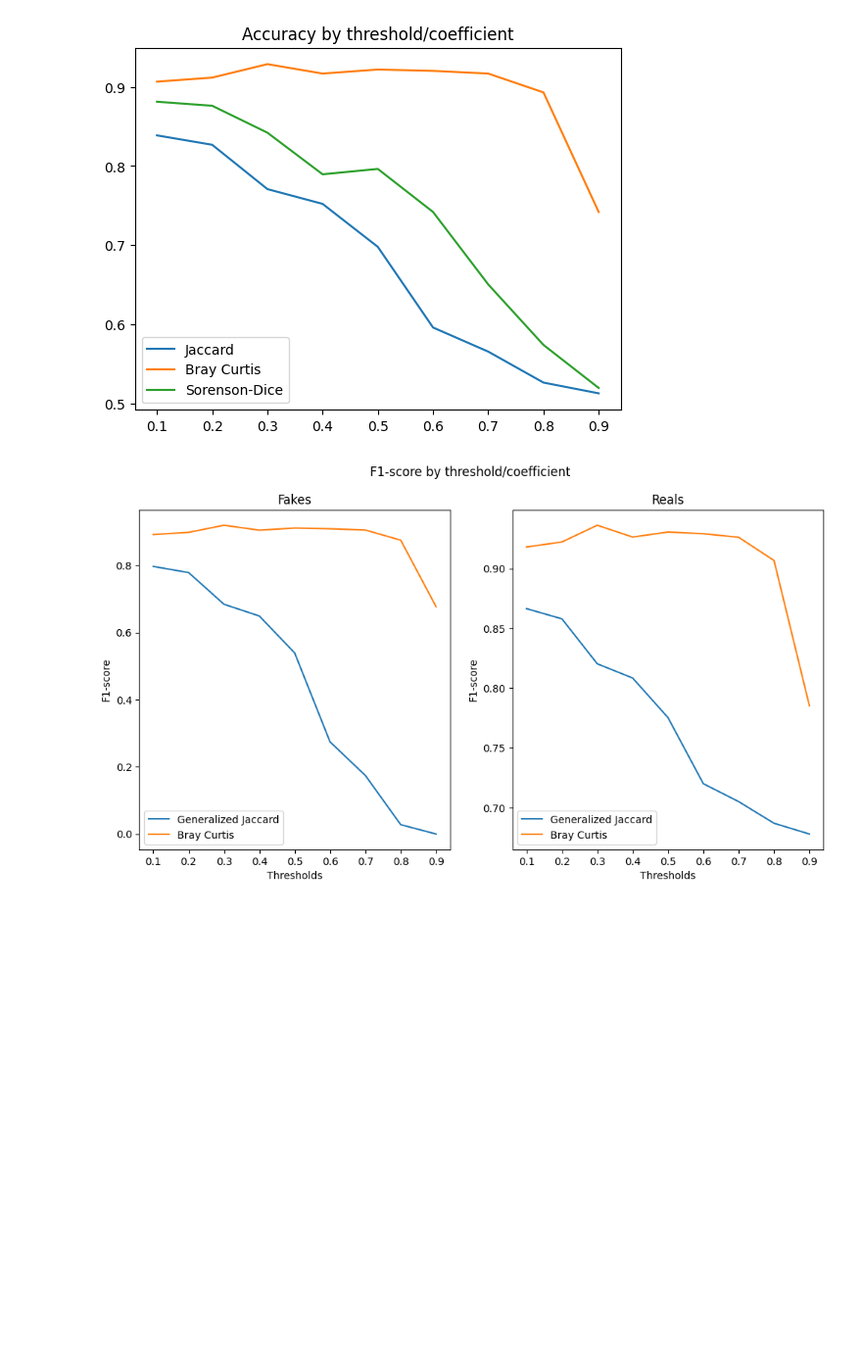
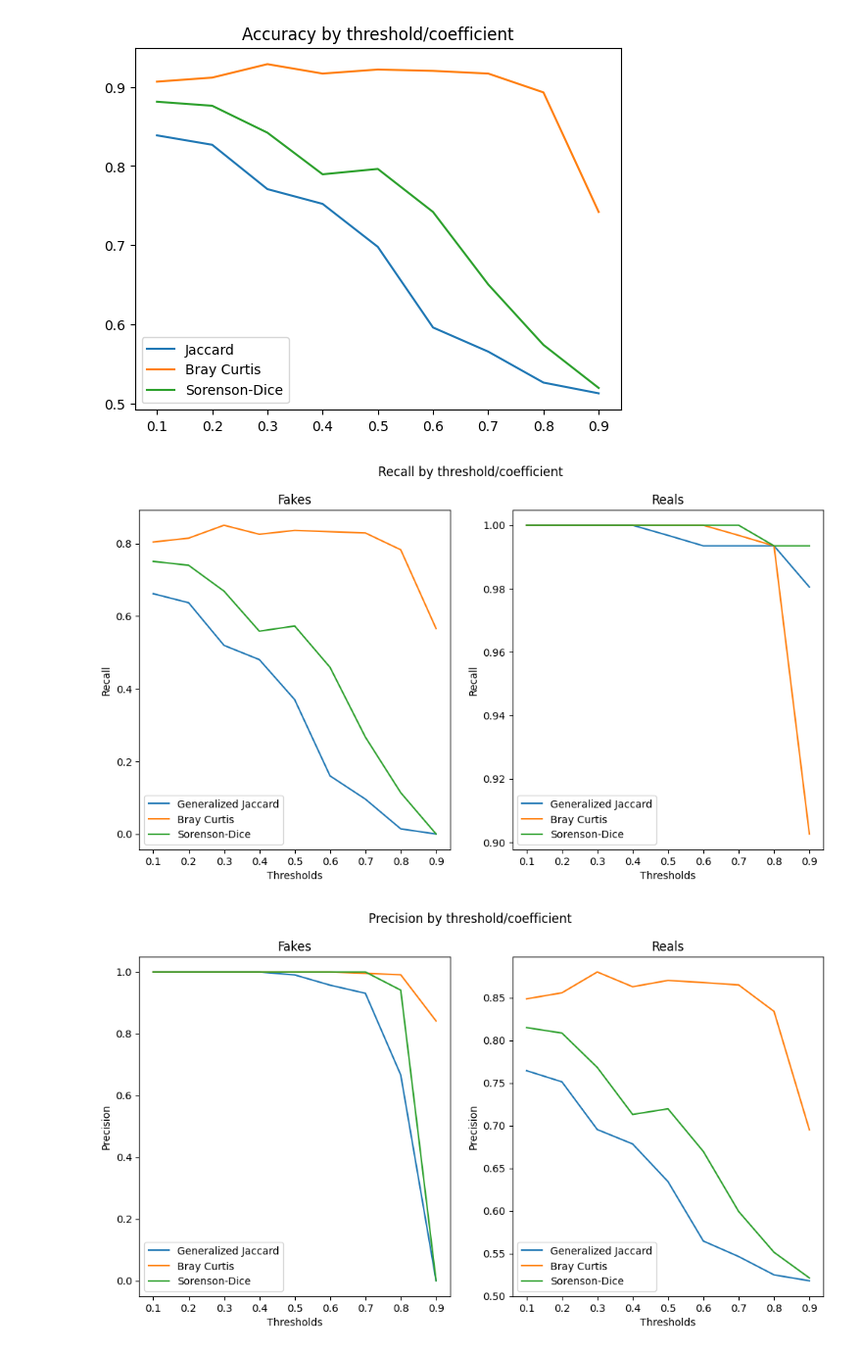
Before and after one commit to alvess-dev/election-news-classifier, a Jupyter notebook: notebooks/coefficientsResearchNotebooks/finalEvaluate.ipynb, the cells around one changed output. Shown at 98% size. Saved outputs shown, nothing was run; the diff lists cells and outputs as text; code cells hidden in the pictures; blank space fills up the shorter version.

Commit message:
feat(coefficients): add final metrics in MatPlotLib

```diff
--- a/notebooks/coefficientsResearchNotebooks/finalEvaluate.ipynb
+++ b/notebooks/coefficientsResearchNotebooks/finalEvaluate.ipynb
@@ -423,5 +397,5 @@ f1RealGrafico = criarGrafico(f1ReaisBC, f1ReaisGJ, 'F1 Real')
 # %%
-def criarGraficoPlotado(titulo, yfalsasgj, y1falsasbc, yreaisgj, y1reaisbc):
+def criarGraficoPlotado(titulo, yfalsasgj, y1falsasbc, y2falsassd, yreaisgj, y1reaisbc, y2reaissd):
     x = [0.1, 0.2, 0.3, 0.4, 0.5, 0.6, 0.7, 0.8, 0.9]
 
     fig, (ax0, ax1) = plt.subplots(nrows=1, ncols=2, sharex=True, figsize=(12, 6))
@@ -431,20 +405,25 @@ def criarGraficoPlotado(titulo, yfalsasgj, y1falsasbc, yreaisgj, y1reaisbc):
     ax0.set_xlabel('Thresholds')
     ax0.plot(x, yfalsasgj, label='Generalized Jaccard')
     ax0.plot(x, y1falsasbc, label='Bray Curtis')
+    ax0.plot(x, y2falsassd, label='Sorenson-Dice')
     ax0.legend()
 
     ax1.set_title('Reals')
-    ax1.plot(x, yreaisgj, label='Generalized Jaccard')
     ax1.set_ylabel(titulo)
     ax1.set_xlabel('Thresholds')
+    ax1.plot(x, yreaisgj, label='Generalized Jaccard')
     ax1.plot(x, y1reaisbc, label='Bray Curtis')
+    ax1.plot(x, y2reaissd, label='Sorenson-Dice')
     ax1.legend()
 
 
     fig.suptitle(f'{titulo} by threshold/coefficient')
-    plt.savefig(f'{titulo}.png')
+    plt.savefig(f'assets/{titulo}.png')
     plt.show()
 # %%
-criarGraficoPlotado('F1-score', f1FalsasGJ, f1FalsasBC, f1ReaisGJ, f1ReaisBC)
+criarGraficoPlotado('F1-score', f1FalsasGJ, f1FalsasBC, f1FalsasSD, f1ReaisGJ, f1ReaisBC, f1ReaisSD)
+criarGraficoPlotado('Recall', sensibilidadeFalsasGJ, sensibilidadeFalsasBC, sensibilidadeFalsasSD, sensibilidadeReaisGJ, sensibilidadeReaisBC, sensibilidadeReaisSD)
+criarGraficoPlotado('Precision', precisoesFalsasGJ, precisoesFalsasBC, precisoesFalsasSD, precisoesReaisGJ, precisoesReaisBC, precisoesReaisSD)
 # %% [output]
-[figure, old version]
+[figure, new version]
+[figure, added]
```
Also changed, not shown: parts of 3 cells of this notebook, 5 other files.
